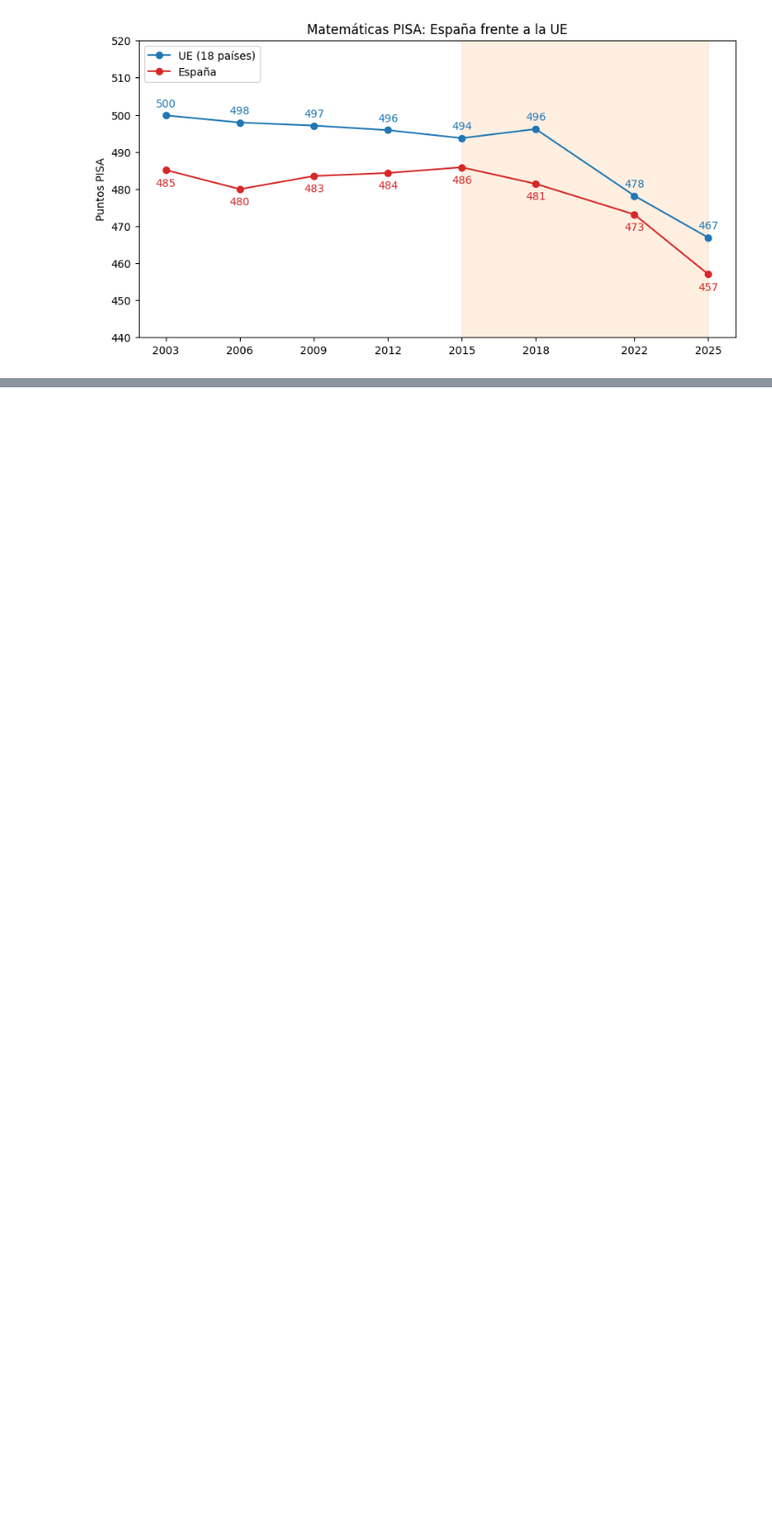
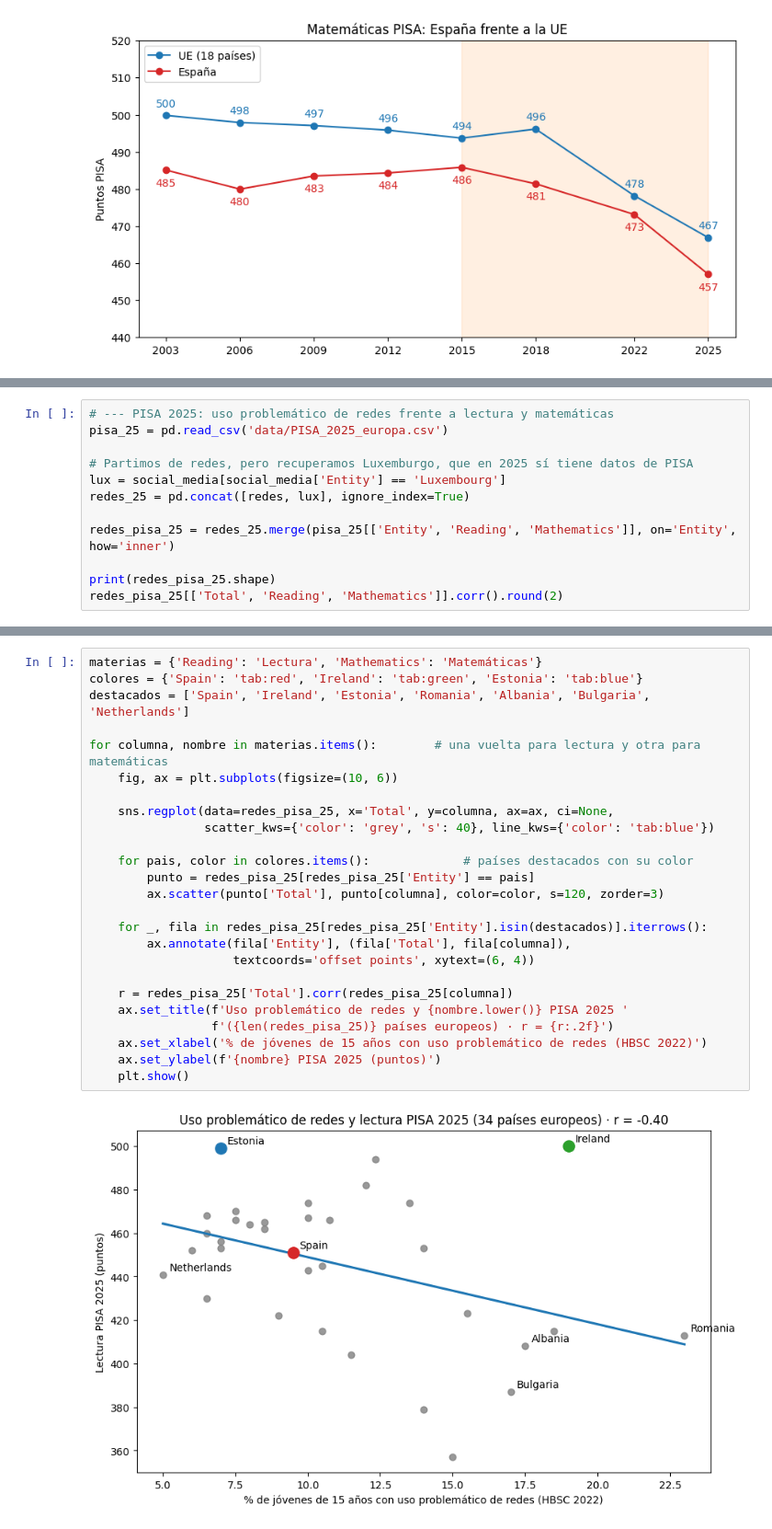
Before and after one commit to Avalverdep/2026-10-BILBAO-FT-Data-Science, a Jupyter notebook: 2-Data_Analysis/EDA/EDA_Andoni.ipynb, the cells around one changed output, grey strips where cells are left out. Shown at 92% size. Cells and saved outputs as stored; diff of their text form; blank space fills up the shorter version.

```diff
--- a/2-Data_Analysis/EDA/EDA_Andoni.ipynb
+++ b/2-Data_Analysis/EDA/EDA_Andoni.ipynb
@@ -311,0 +411,12 @@ plt.show()
+# %%
+# --- PISA 2025: uso problemático de redes frente a lectura y matemáticas
+pisa_25 = pd.read_csv('data/PISA_2025_europa.csv')
+
+# Partimos de redes, pero recuperamos Luxemburgo, que en 2025 sí tiene datos de PISA
+lux = social_media[social_media['Entity'] == 'Luxembourg']
+redes_25 = pd.concat([redes, lux], ignore_index=True)
+
+redes_pisa_25 = redes_25.merge(pisa_25[['Entity', 'Reading', 'Mathematics']], on='Entity', how='inner')
+
+print(redes_pisa_25.shape)
+redes_pisa_25[['Total', 'Reading', 'Mathematics']].corr().round(2)
@@ -311,0 +429,27 @@ plt.show()
+# %%
+materias = {'Reading': 'Lectura', 'Mathematics': 'Matemáticas'}
+colores = {'Spain': 'tab:red', 'Ireland': 'tab:green', 'Estonia': 'tab:blue'}
+destacados = ['Spain', 'Ireland', 'Estonia', 'Romania', 'Albania', 'Bulgaria', 'Netherlands']
+
+for columna, nombre in materias.items():        # una vuelta para lectura y otra para matemáticas
+    fig, ax = plt.subplots(figsize=(10, 6))
+
+    sns.regplot(data=redes_pisa_25, x='Total', y=columna, ax=ax, ci=None,
+                scatter_kws={'color': 'grey', 's': 40}, line_kws={'color': 'tab:blue'})
+
+    for pais, color in colores.items():             # países destacados con su color
+        punto = redes_pisa_25[redes_pisa_25['Entity'] == pais]
+        ax.scatter(punto['Total'], punto[columna], color=color, s=120, zorder=3)
+
+    for _, fila in redes_pisa_25[redes_pisa_25['Entity'].isin(destacados)].iterrows():
+        ax.annotate(fila['Entity'], (fila['Total'], fila[columna]),
+                    textcoords='offset points', xytext=(6, 4))
+
+    r = redes_pisa_25['Total'].corr(redes_pisa_25[columna])
+    ax.set_title(f'Uso problemático de redes y {nombre.lower()} PISA 2025 '
+                 f'({len(redes_pisa_25)} países europeos) · r = {r:.2f}')
+    ax.set_xlabel('% de jóvenes de 15 años con uso problemático de redes (HBSC 2022)')
+    ax.set_ylabel(f'{nombre} PISA 2025 (puntos)')
+    plt.show()
+# %% [output]
+[figure, added]
```
Also changed, not shown: parts of 13 cells of this notebook, 5 other files.
